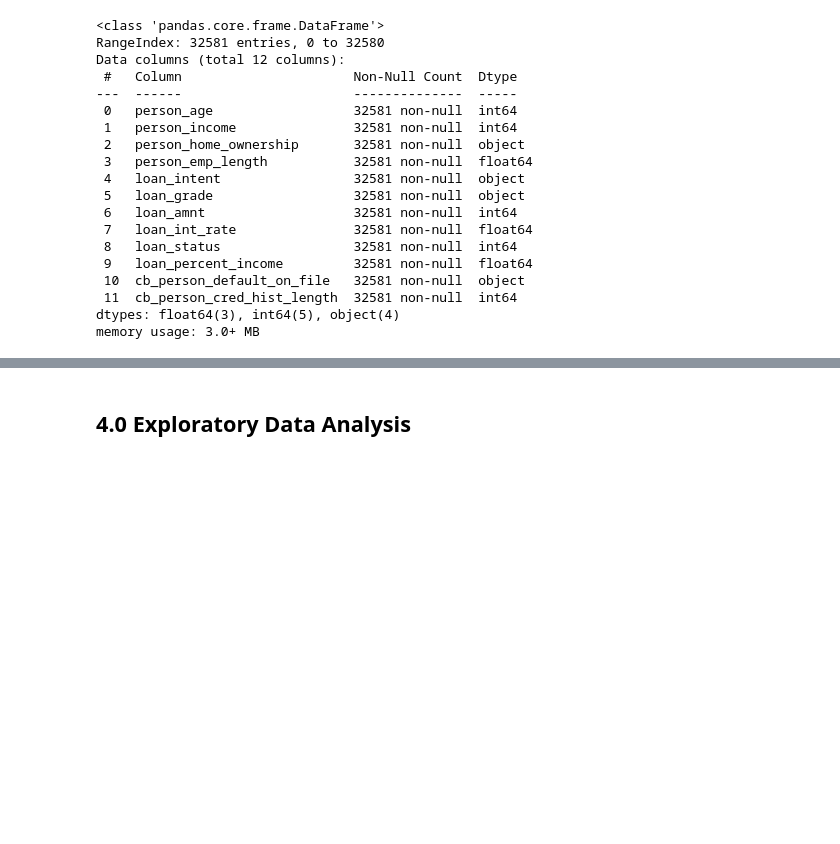
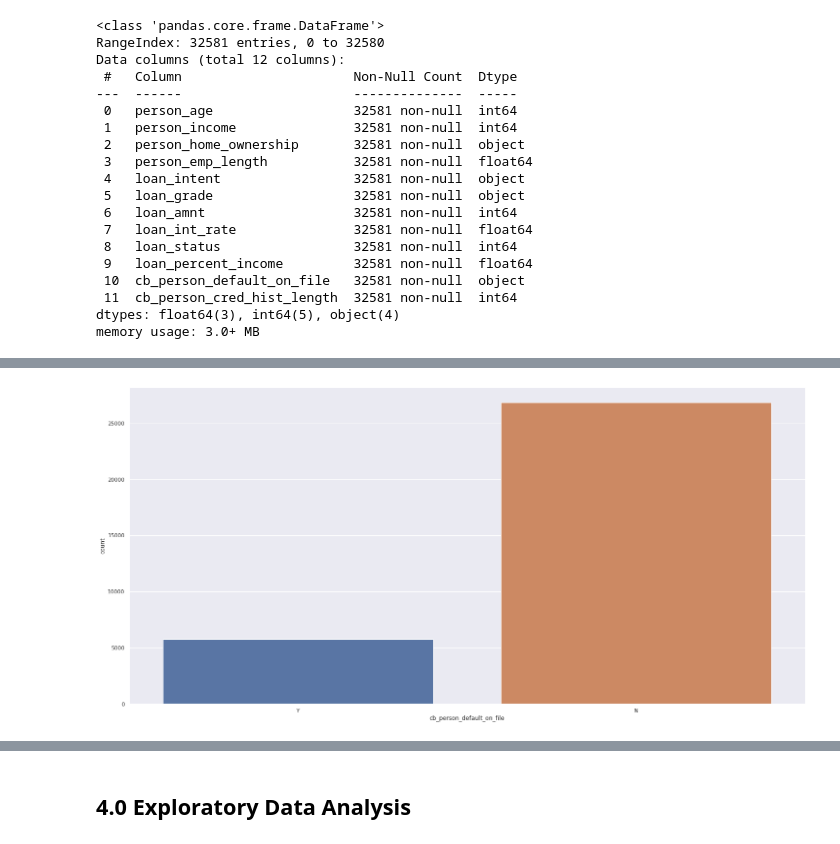
Before and after one commit to diegopmayer/credpay_default_prediction, a Jupyter notebook: credpay_diego_mayer_ciclo_01.ipynb, the cells around one changed output, grey strips where cells are left out. Drawn from its saved outputs; the diff is of its cells as text; code cells hidden in the pictures; blank space fills up the shorter version.

```diff
--- a/credpay_diego_mayer_ciclo_01.ipynb
+++ b/credpay_diego_mayer_ciclo_01.ipynb
@@ -175,0 +200,4 @@ base_cre
+# %%
+sns.countplot(data = base_credit, x='cb_person_default_on_file');
+# %% [output]
+[figure, added]
```
Also changed, not shown: parts of 15 cells of this notebook.
